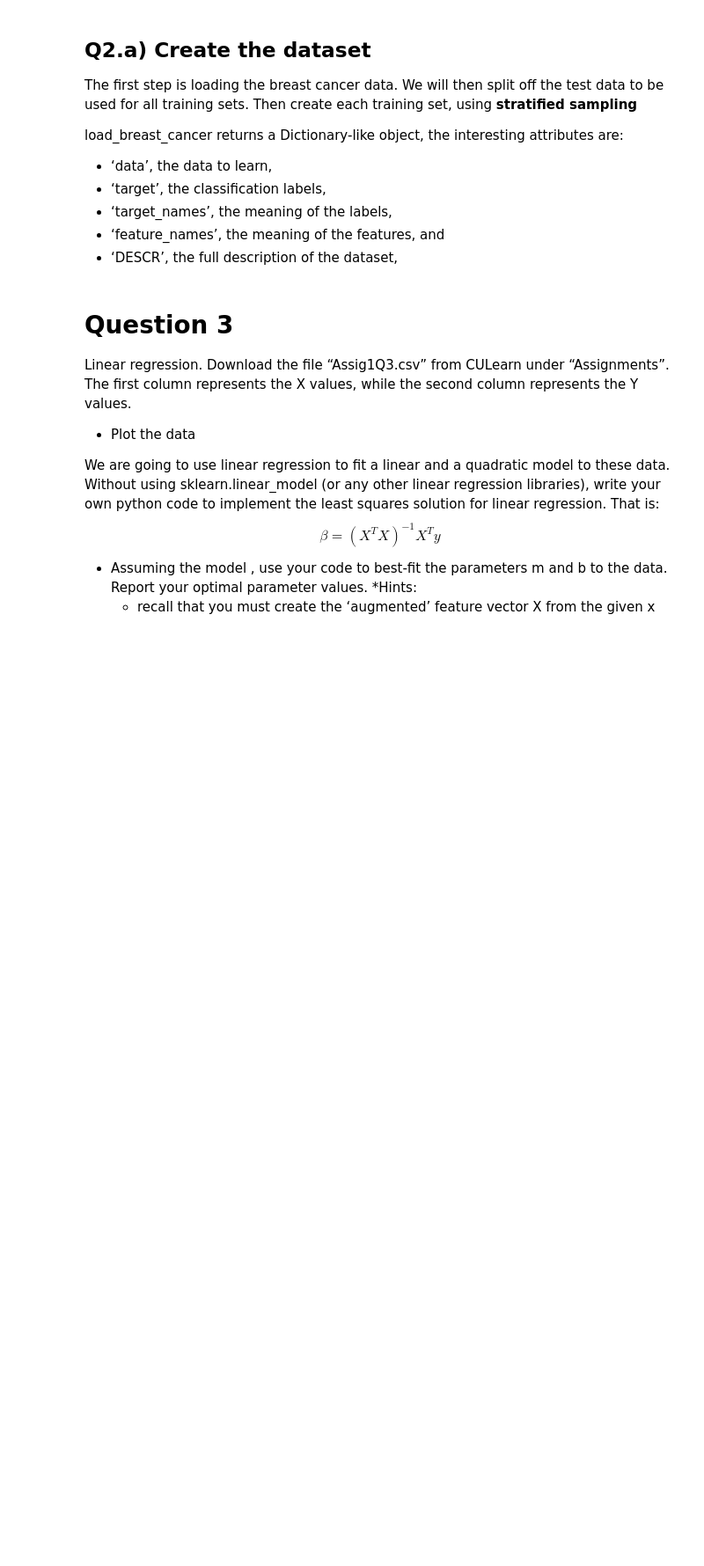
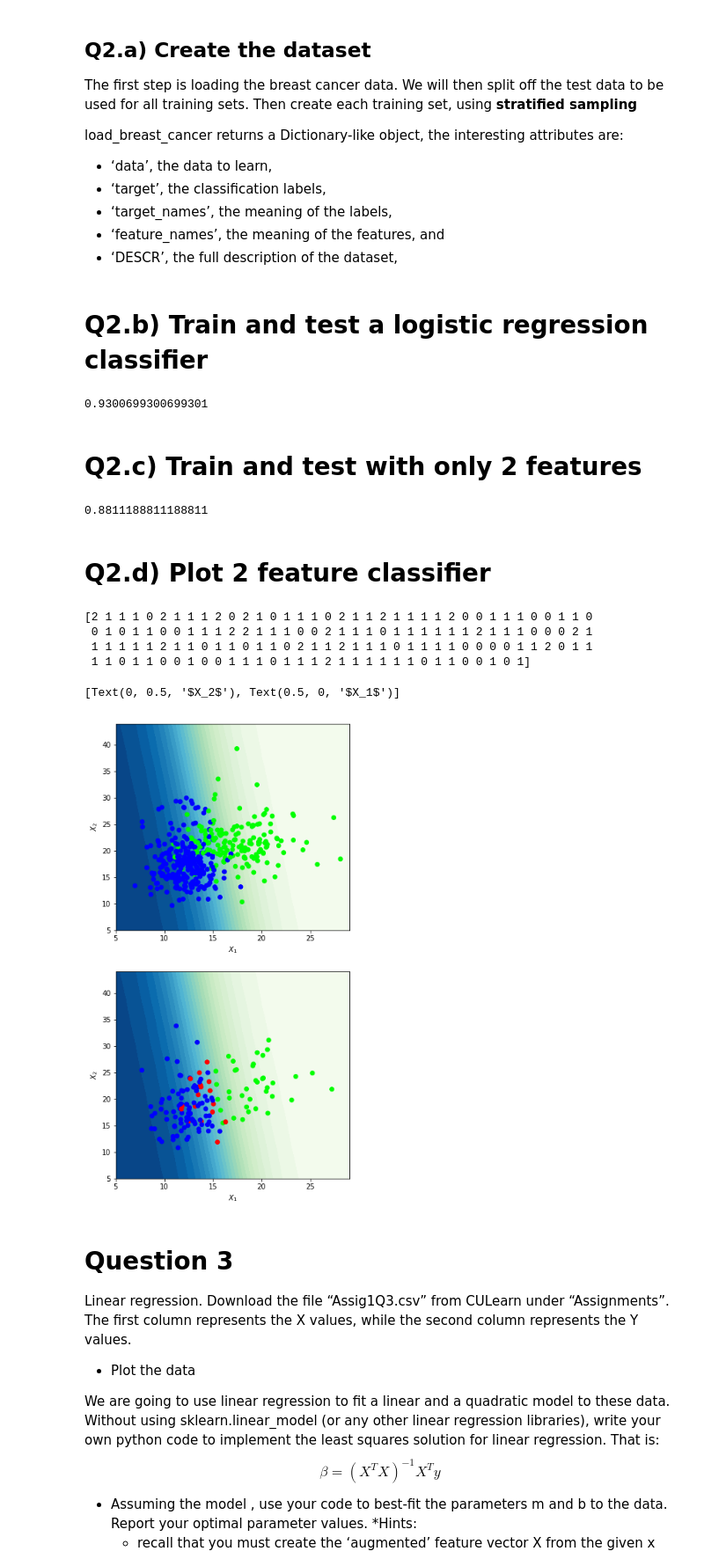
Before and after one commit to igorveselinovic/sysc4906, a Jupyter notebook: assignments/a1/SYSC4906_Assig1.ipynb, the cells around one changed output. Shown at 88% size. Cells and saved outputs as stored; diff of their text form; code cells hidden in the pictures; blank space fills up the shorter version.

```diff
--- a/assignments/a1/SYSC4906_Assig1.ipynb
+++ b/assignments/a1/SYSC4906_Assig1.ipynb
@@ -49,3 +66,61 @@ bcData =
+# %% [markdown]
+# Q2.b) Train and test a logistic regression classifier
+# %%
+classifier = LogisticRegression(solver="liblinear").fit(X_train, y_train)
+print(classifier.score(X_test, y_test))
+# %% [output]
+0.9300699300699301
+# %% [markdown]
+# Q2.c) Train and test with only 2 features
+# %%
+X_two_features = [x[:2] for x in X]
+X_train, X_test, y_train, y_test = train_test_split(
+    X_two_features,
+    y,
+    test_size=0.25,
+    train_size=0.75,
+    stratify=y)
+
+classifier_two_features = LogisticRegression(solver="liblinear").fit(X_train, y_train)
+print(classifier_two_features.score(X_test, y_test))
+# %% [output]
+0.8811188811188811
+# %% [markdown]
+# Q2.d) Plot 2 feature classifier
+# %%
+train_f1 = [x[0] for x in X_train]
+train_f2 = [x[1] for x in X_train]
+test_f1 = [x[0] for x in X_test]
+test_f2 = [x[1] for x in X_test]
+
+cm_train = ListedColormap(['#00FF00', '#0000FF'])
+cm_test = ListedColormap(['#00FF00', '#0000FF', '#FF0000'])
+
+xx, yy = np.mgrid[5:30, 5:45]
+grid = np.c_[xx.ravel(), yy.ravel()]
+probs = classifier_two_features.predict_proba(grid)[:, 1].reshape(xx.shape)
+
+f, axs = plt.subplots(2, figsize=(6,12))
+contour = axs[0].contourf(xx, yy, probs, 25, cmap="GnBu", vmin=0, vmax=1)
+contour = axs[1].contourf(xx, yy, probs, 25, cmap="GnBu", vmin=0, vmax=1)
+
+axs[0].scatter(train_f1, train_f2, c=y_train, cmap=cm_train)
+axs[0].set(xlabel="$X_1$", ylabel="$X_2$")
+
+misclassifications = np.where(y_test != classifier_two_features.predict(X_test))
+labels = y_test.copy()
+for ms in misclassifications:
+  labels[ms] = 2
+print(labels)
+axs[1].scatter(test_f1, test_f2, c=labels, cmap=cm_test)
+axs[1].set(xlabel="$X_1$", ylabel="$X_2$")
+# %% [output]
+[2 1 1 1 0 2 1 1 1 2 0 2 1 0 1 1 1 0 2 1 1 2 1 1 1 1 2 0 0 1 1 1 0 0 1 1 0
+ 0 1 0 1 1 0 0 1 1 1 2 2 1 1 1 0 0 2 1 1 1 0 1 1 1 1 1 1 2 1 1 1 0 0 0 2 1
+ 1 1 1 1 1 2 1 1 0 1 1 0 1 1 0 2 1 1 2 1 1 1 0 1 1 1 1 0 0 0 0 1 1 2 0 1 1
+ 1 1 0 1 1 0 0 1 0 0 1 1 1 0 1 1 1 2 1 1 1 1 1 1 0 1 1 0 0 1 0 1]
+[Text(0, 0.5, '$X_2$'), Text(0.5, 0, '$X_1$')]
+[figure, added]
 # %% [markdown]
 # Question 3
 
```
Also changed, not shown: parts of 4 cells of this notebook.
